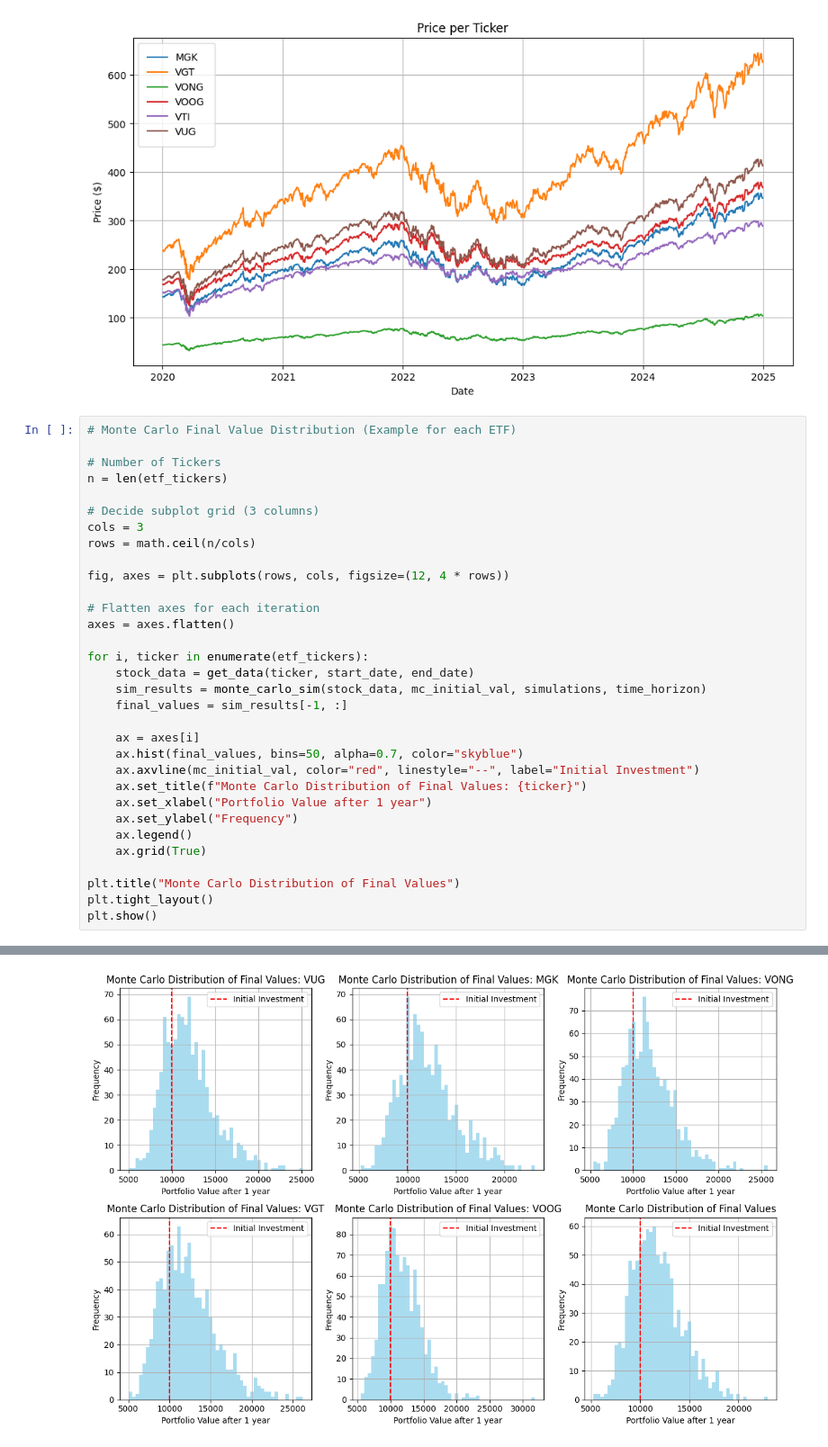
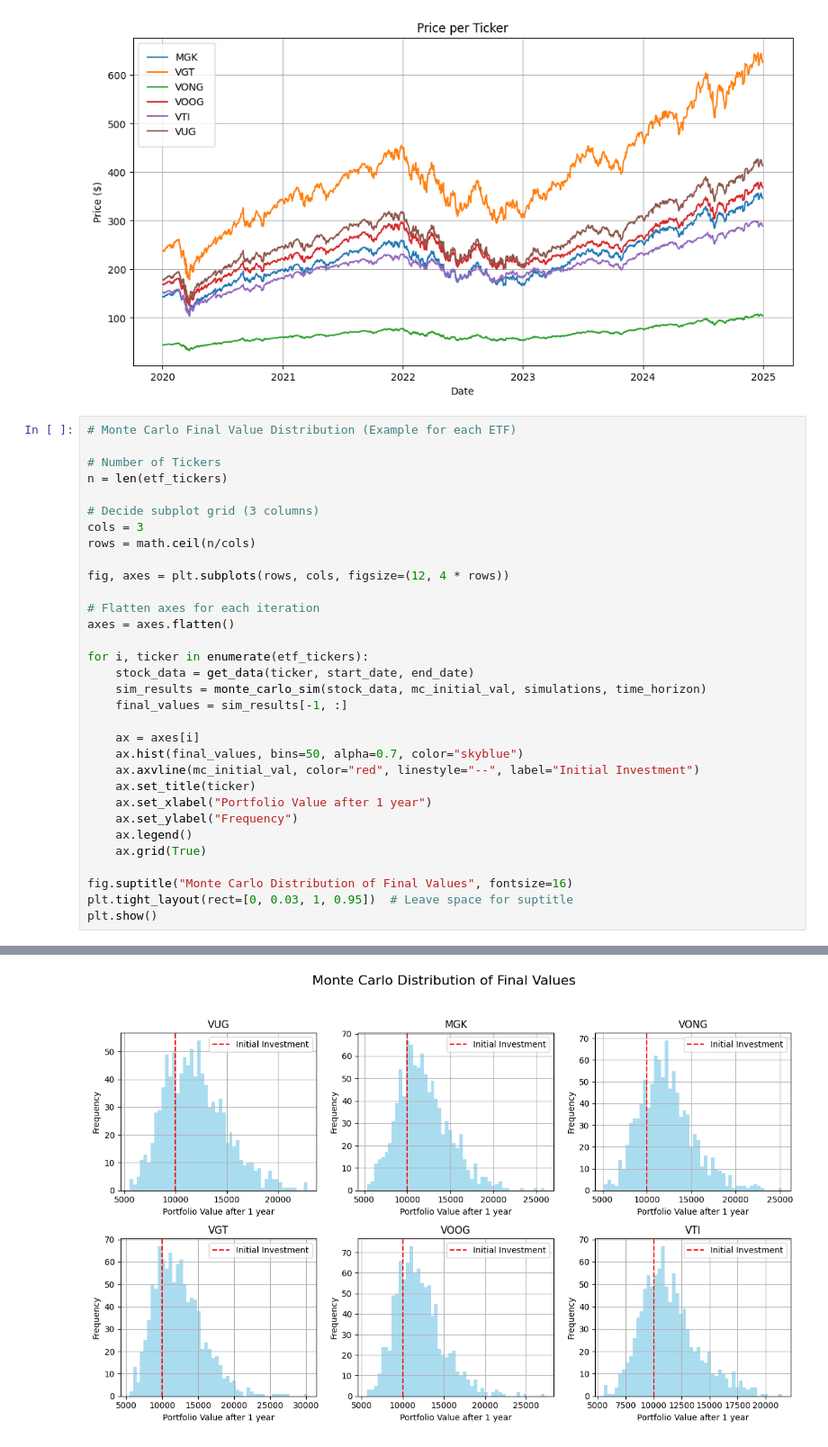
Before and after one commit to mo8732/ETF-Analysis-with-Python-Monte-Carlo-Simulation, a Jupyter notebook: ETF_STOCK_Analysis_V4.ipynb, the cells around one changed output, grey strips where cells are left out. Shown: that part at 90% size. Drawn from its saved outputs; the diff is of its cells as text.

```diff
--- a/ETF_STOCK_Analysis_V4.ipynb
+++ b/ETF_STOCK_Analysis_V4.ipynb
@@ -231,34 +231,34 @@ n = len(etf_tickers)
 # Decide subplot grid (3 columns)
 cols = 3
 rows = math.ceil(n/cols)
 
 fig, axes = plt.subplots(rows, cols, figsize=(12, 4 * rows))
 
 # Flatten axes for each iteration
 axes = axes.flatten()
 
 for i, ticker in enumerate(etf_tickers):
     stock_data = get_data(ticker, start_date, end_date)
     sim_results = monte_carlo_sim(stock_data, mc_initial_val, simulations, time_horizon)
     final_values = sim_results[-1, :]
 
     ax = axes[i]
     ax.hist(final_values, bins=50, alpha=0.7, color="skyblue")
     ax.axvline(mc_initial_val, color="red", linestyle="--", label="Initial Investment")
-    ax.set_title(f"Monte Carlo Distribution of Final Values: {ticker}")
+    ax.set_title(ticker)
     ax.set_xlabel("Portfolio Value after 1 year")
     ax.set_ylabel("Frequency")
     ax.legend()
     ax.grid(True)
 
-plt.title("Monte Carlo Distribution of Final Values")
-plt.tight_layout()
+fig.suptitle("Monte Carlo Distribution of Final Values", fontsize=16)
+plt.tight_layout(rect=[0, 0.03, 1, 0.95])  # Leave space for suptitle
 plt.show()
 # %% [output]
 [*********************100%***********************]  1 of 1 completed
 [*********************100%***********************]  1 of 1 completed
 [*********************100%***********************]  1 of 1 completed
 [*********************100%***********************]  1 of 1 completed
 [*********************100%***********************]  1 of 1 completed
 [*********************100%***********************]  1 of 1 completed
-[figure, old version]
+[figure, new version]
```
Also changed, not shown: parts of 2 cells of this notebook.
